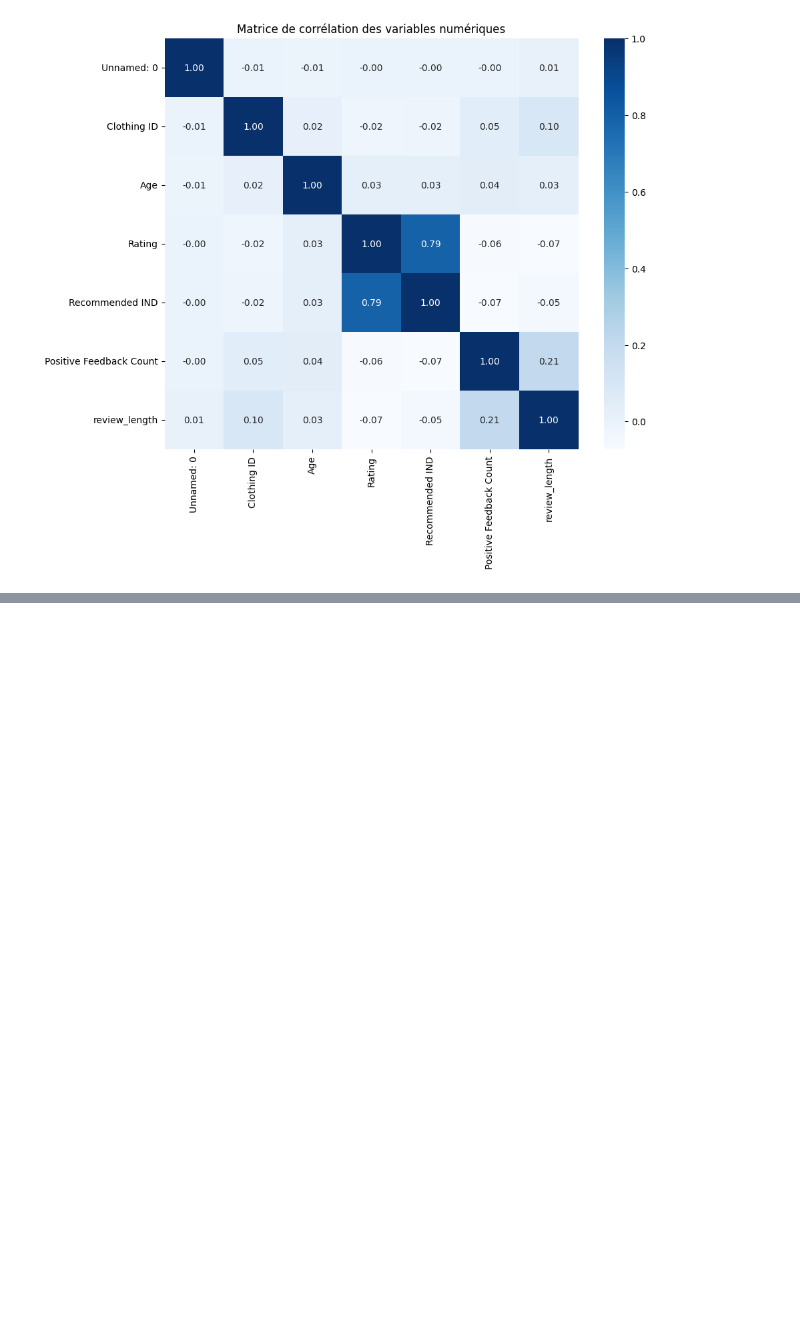
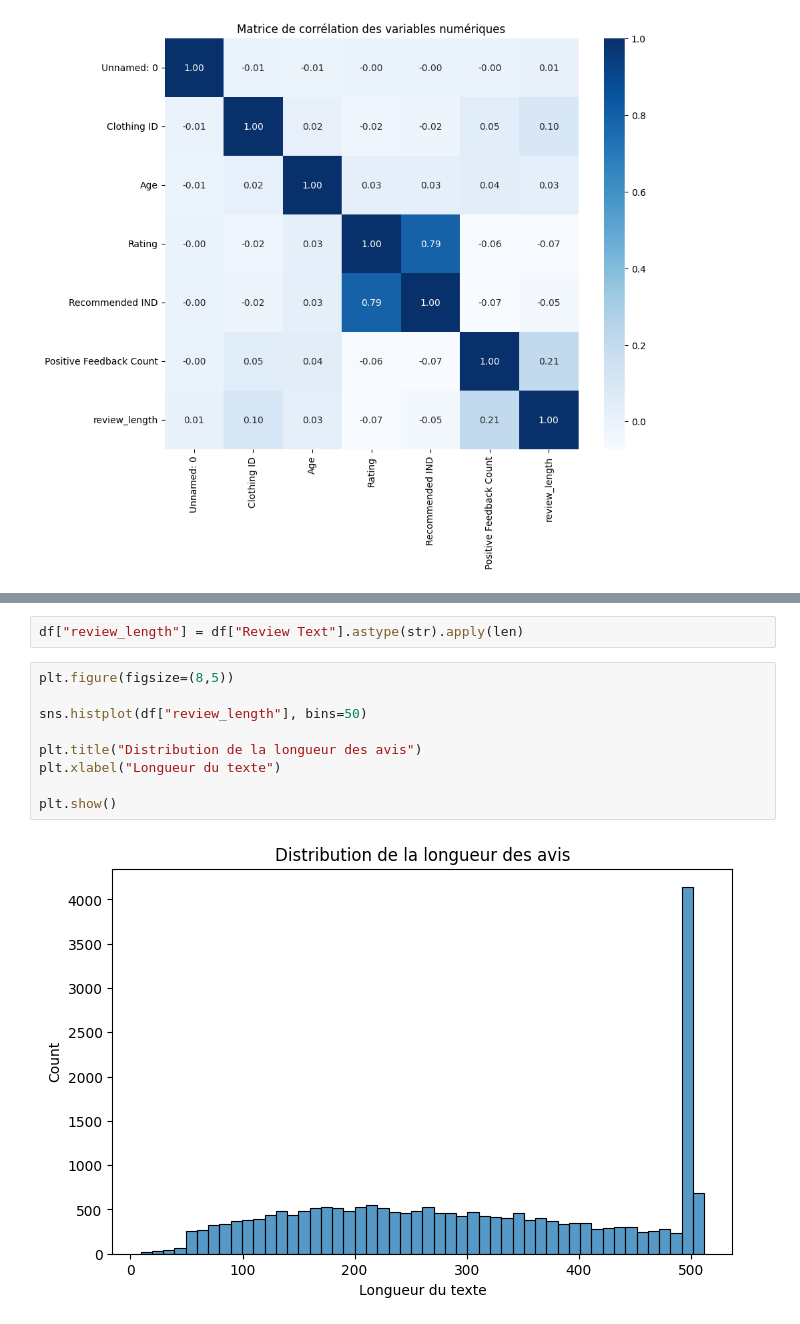
Before and after one commit to BenWafae/womens-ecommerce-product-success, a Jupyter notebook: notebooks/ecommerce_project.ipynb, the cells around one changed output, grey strips where cells are left out. Saved outputs shown, nothing was run; the diff lists cells and outputs as text; blank space fills up the shorter version.

```diff
--- a/notebooks/ecommerce_project.ipynb
+++ b/notebooks/ecommerce_project.ipynb
@@ -532,0 +625,13 @@ review_length                 1.000000
+# %%
+df["review_length"] = df["Review Text"].astype(str).apply(len)
+# %%
+plt.figure(figsize=(8,5))
+
+sns.histplot(df["review_length"], bins=50)
+
+plt.title("Distribution de la longueur des avis")
+plt.xlabel("Longueur du texte")
+
+plt.show()
+# %% [output]
+[figure, added]
```
Also changed, not shown: parts of 82 cells of this notebook.
